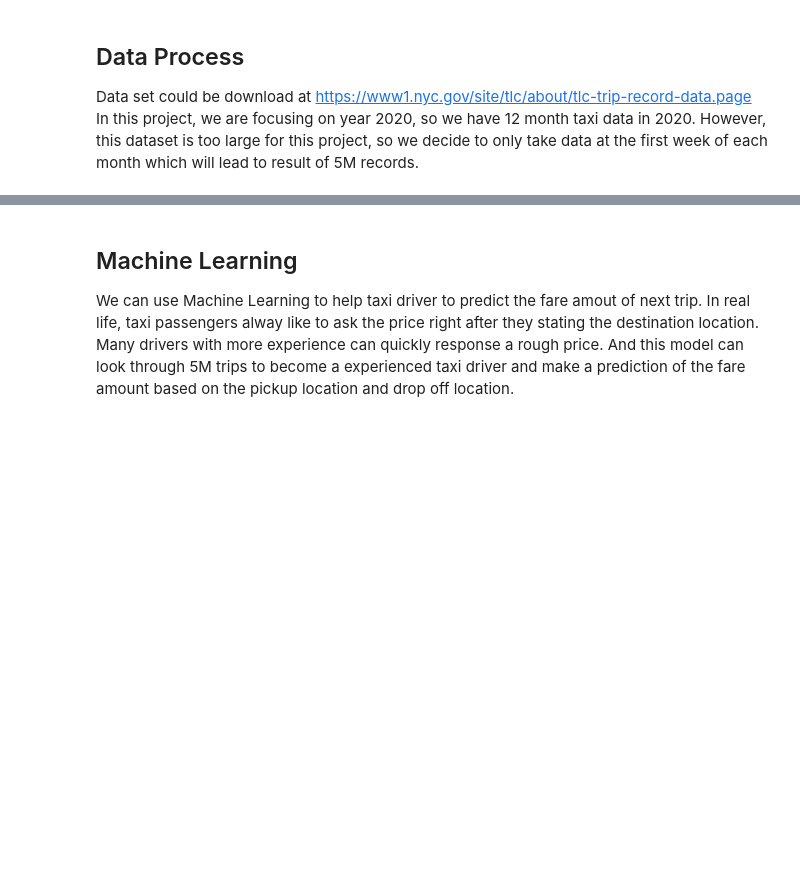
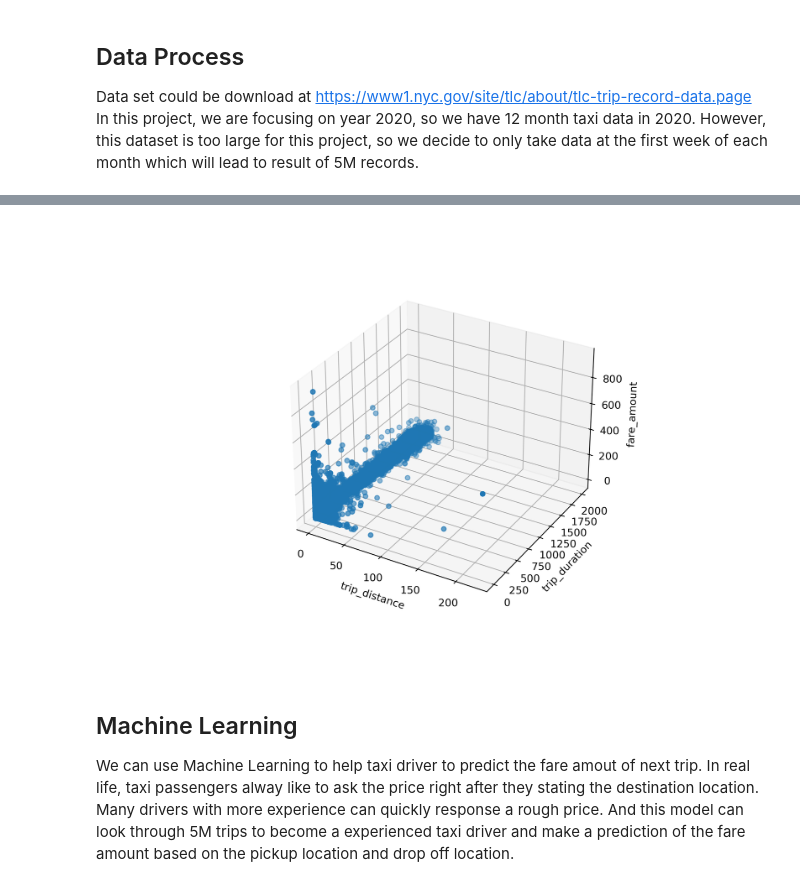
Before and after one commit to heweiron/taxi_trip_report, a Jupyter notebook: taxi_data_report.ipynb, the cells around one changed output, grey strips where cells are left out. Saved outputs shown, nothing was run; the diff lists cells and outputs as text; code cells hidden in the pictures; blank space fills up the shorter version.

```diff
--- a/taxi_data_report.ipynb
+++ b/taxi_data_report.ipynb
@@ -184,3 +250,8 @@ For taxi drivers, of course the most important thing is money. We want to know t
+# %%
+image = Image.open("3d_scatter.png")
+image
+# %% [output]
+[figure, added]
 # %% [markdown]
 ## Machine Learning
 We can use Machine Learning to help taxi driver to predict the fare amout of next trip. In real life, taxi passengers alway like to ask the price right after they stating the destination location. Many drivers with more experience can quickly response a rough price. And this model can look through 5M trips to become a experienced taxi driver and make a prediction of the fare amount based on the pickup location and drop off location.
```
Also changed, not shown: parts of 36 cells of this notebook, 59 other files.
